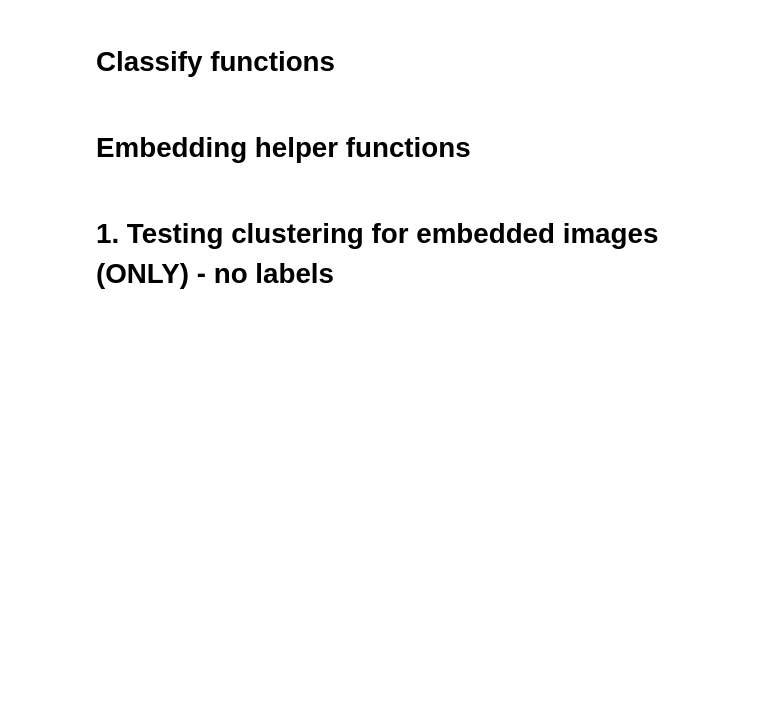
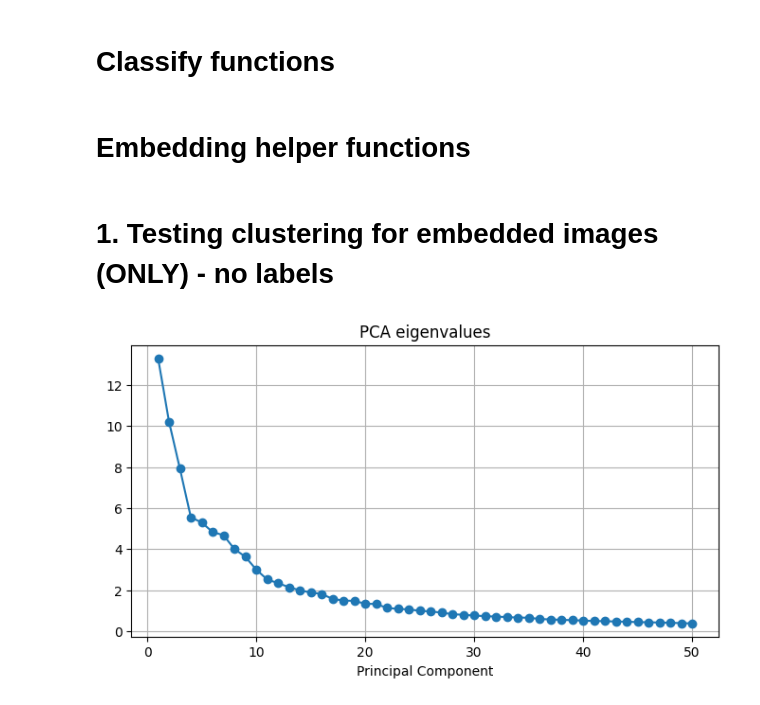
Before and after one commit to mwsong/COGS118B_FA25_Project, a Jupyter notebook: mushroom_classifier.ipynb, the cells around one changed output. Cells and saved outputs as stored; diff of their text form; code cells hidden in the pictures; blank space fills up the shorter version.

Commit message:
did pca on all images, no labels

```diff
--- a/mushroom_classifier.ipynb
+++ b/mushroom_classifier.ipynb
@@ -284,3 +263,17 @@ def embed_label_prompts(labels, bs = 64):
 # 1. Testing clustering for embedded images (ONLY) - no labels
 # %%
 root_folder = "mushrooms"
+
+all_embeds = []
+for species in os.listdir(root_folder):
+    species_folder = os.path.join(root_folder, species)
+
+    embeds = embed_whole_folder(species_folder, bs = 8)
+    all_embeds.append(embeds)
+
+all_embeds = np.vstack(all_embeds)
+
+reduced_embeds, pca_model = run_pca(all_embeds, n = 50)
+plot_eigenvalues(pca_model)
+# %% [output]
+[figure, added]
```
Also changed, not shown: parts of 9 cells of this notebook.
